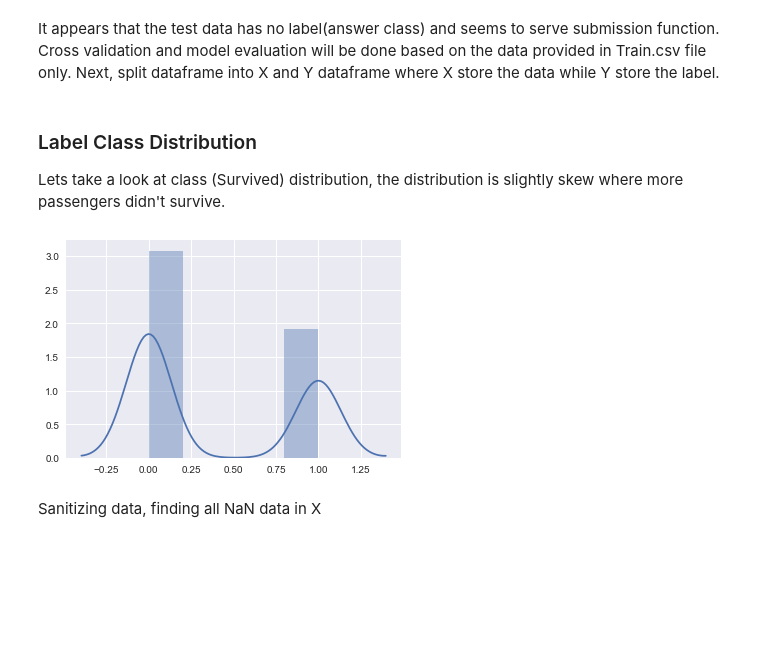
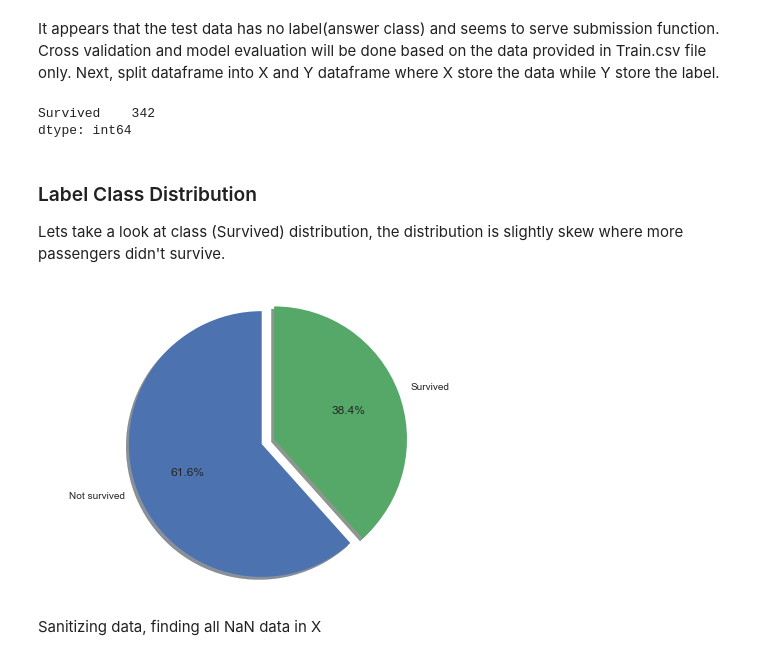
Before and after one commit to Theerit/Kaggle_Titanic, a Jupyter notebook: Titanic.ipynb, the cells around one changed output. Cells and saved outputs as stored; diff of their text form; code cells hidden in the pictures; blank space fills up the shorter version.

Commit message:
Added pie plot for survived/not survived

```diff
--- a/Titanic.ipynb
+++ b/Titanic.ipynb
@@ -73,17 +81,24 @@ X = train.copy()
 #X = X.drop('Survived',axis=1)
 X = X.drop('PassengerId',axis=1)  # Shouldn't relate to survival chance
 Y = pd.DataFrame(train['Survived'])
+# %%
+Y[Y['Survived']==1].count()
+# %% [output]
+Survived    342
+dtype: int64
 # %% [markdown]
 ### Label Class Distribution
 Lets take a look at class (Survived) distribution, the distribution is slightly skew where more passengers didn't survive.
-# %%
-#Y_dist=pd.DataFrame(Y.label.value_counts())
-#Y_dist = Y_dist.reset_index()
-#Y_dist.columns = ['label','count']
-#Y_dist = Y_dist.set_index('label').sort_index().reset_index()
-sns.distplot(Y);
-# %% [output]
-[figure, removed]
+# %%
+fig1, ax1 = plt.subplots()
+explode = (0.05,0.05)
+sizes = [Y[Y['Survived']==0].count(),Y[Y['Survived']==1].count()]
+ax1.pie(sizes, explode = explode,labels=['Not survived','Survived'], autopct='%1.1f%%',
+        shadow=True, startangle=90)
+ax1.axis('equal')  # Equal aspect ratio ensures that pie is drawn as a circle.
+plt.show()
+# %% [output]
+[figure, added]
 # %% [markdown]
 Sanitizing data, finding all NaN data in X
 # %%
```
Also changed, not shown: parts of 4 cells of this notebook.
